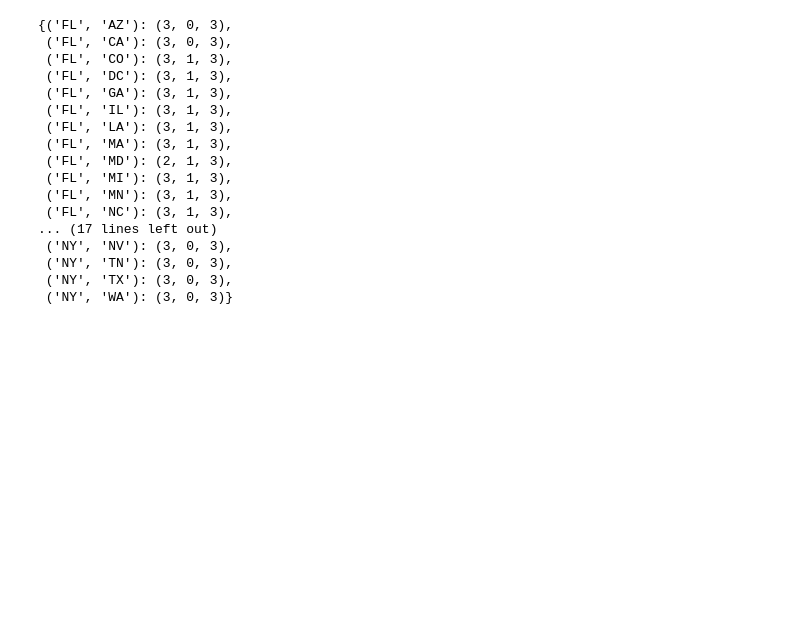
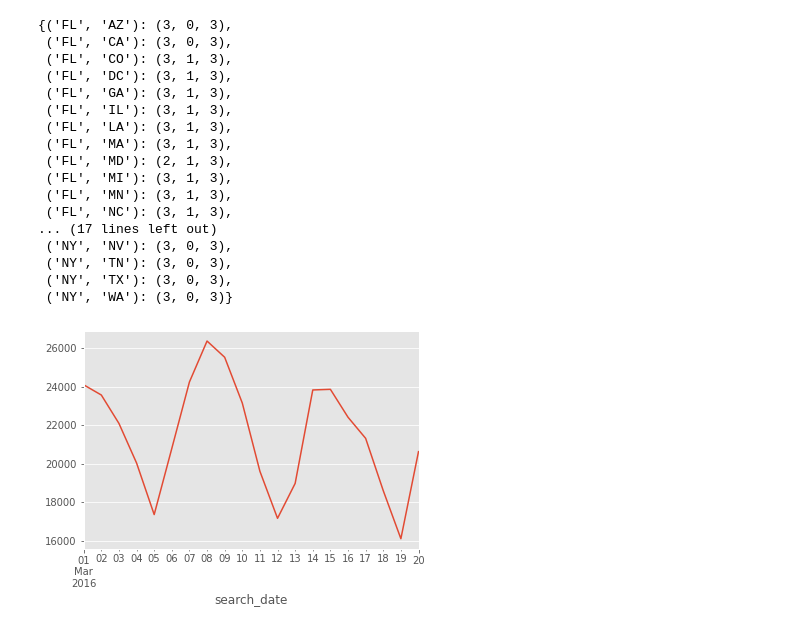
Before and after one commit to zkhatib1212/NY-FL-Flight-Demand, a Jupyter notebook: code/Flight Demand Exploration 1.0.ipynb, the cells around one changed output. Drawn from its saved outputs; the diff is of its cells as text; code cells hidden in the pictures; blank space fills up the shorter version.

```diff
--- a/code/Flight Demand Exploration 1.0.ipynb
+++ b/code/Flight Demand Exploration 1.0.ipynb
@@ -247,3 +317,8 @@ optimal_params
  ('NY', 'TN'): (3, 0, 3),
  ('NY', 'TX'): (3, 0, 3),
  ('NY', 'WA'): (3, 0, 3)}
+# %%
+df_pivot[('FL','NJ')][:20].plot()
+plt.show()
+# %% [output]
+[figure, added]
```
Also changed, not shown: parts of 17 cells of this notebook.
